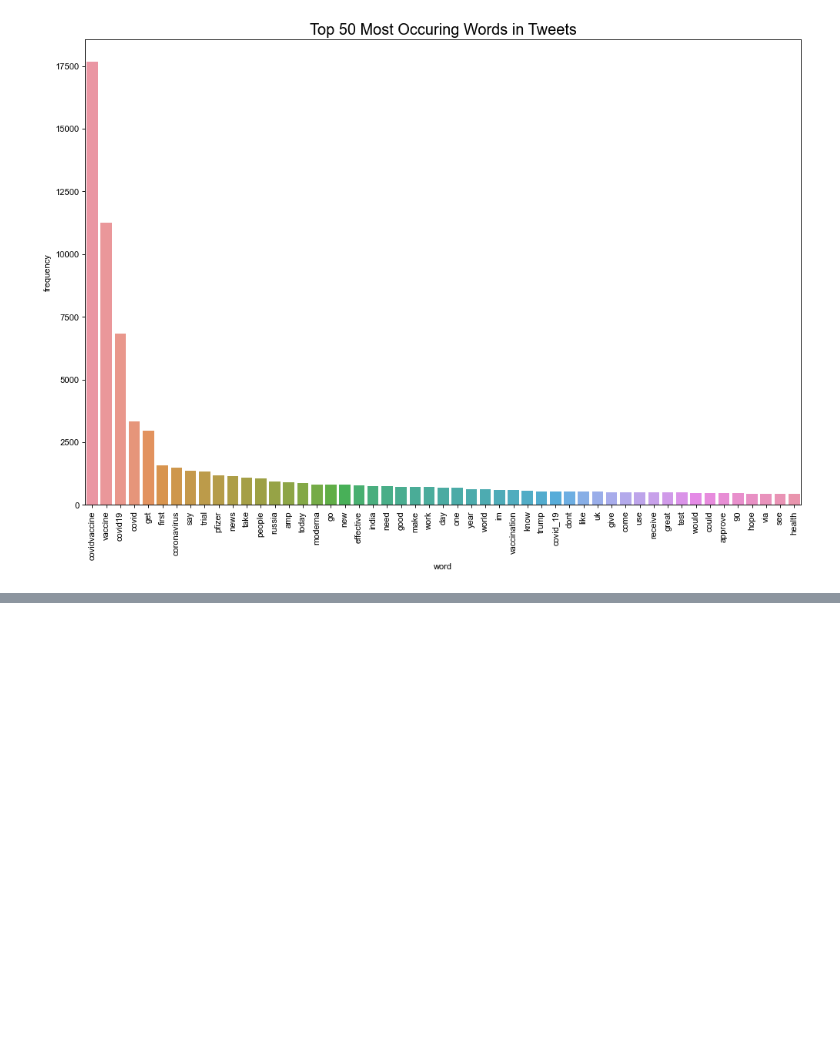
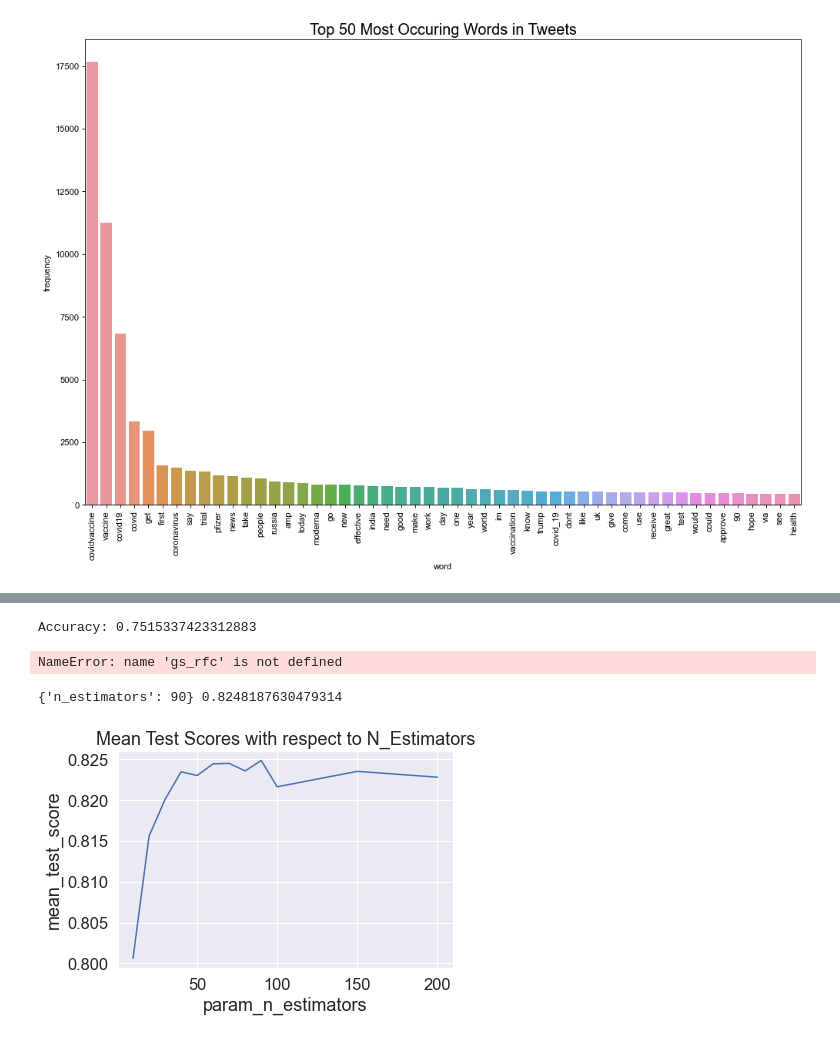
Before and after one commit to Cisco0410/Capstone-Project-2, a Jupyter notebook: Covid_Vaccine_Twitter_Sentiments.ipynb, the cells around one changed output, grey strips where cells are left out. Drawn from its saved outputs; the diff is of its cells as text; code cells hidden in the pictures; blank space fills up the shorter version.

```diff
--- a/Covid_Vaccine_Twitter_Sentiments.ipynb
+++ b/Covid_Vaccine_Twitter_Sentiments.ipynb
@@ -558,0 +544,33 @@ gs_NB.score(tfidf_test, y_test)
+# %%
+# Lets try using RandomForestClassifier and see if the results are better
+
+rfc = RandomForestClassifier(n_estimators = 90)
+rfc.fit(tfidf_train, y_train)
+best_accuracy_rfc = cross_val_score(rfc, tfidf_test, y_test, cv= 5, scoring='accuracy').max()
+print("Accuracy:",best_accuracy_rfc)
+# %% [output]
+Accuracy: 0.7515337423312883
+# %%
+# Lets tune our hyperparameters like we did previously
+
+param_RFC = {'n_estimators': [10, 20, 30, 40, 50, 60, 70, 80, 90, 100, 150, 200]}  # Hyperparameter we want to tune
+gs_RFC = GridSearchCV(estimator= RandomForestClassifier(),
+                      param_grid= param_RFC,
+                      cv= cv_method,
+                      scoring='accuracy')
+# %%
+gs_RFC.fit(tfidf_train, y_train)
+# %% [output]
+NameError: name 'gs_rfc' is not defined
+# %%
+grid_rfc = pd.DataFrame(gs_RFC.cv_results_)
+# %%
+# As shown below the best parameter is 0.9 with a mean test accuracy score of 82.4%.
+# Better than our Bernoulli NB model by approximately 0.05%
+
+print(gs_RFC.best_params_, gs_RFC.best_score_)
+_ = plt.title('Mean Test Scores with respect to N_Estimators')
+_ = sns.lineplot(x = grid_rfc['param_n_estimators'], y = grid_rfc['mean_test_score'], markers= True )
+# %% [output]
+{'n_estimators': 90} 0.8248187630479314
+[figure, added]
```
Also changed, not shown: parts of 20 cells of this notebook.
